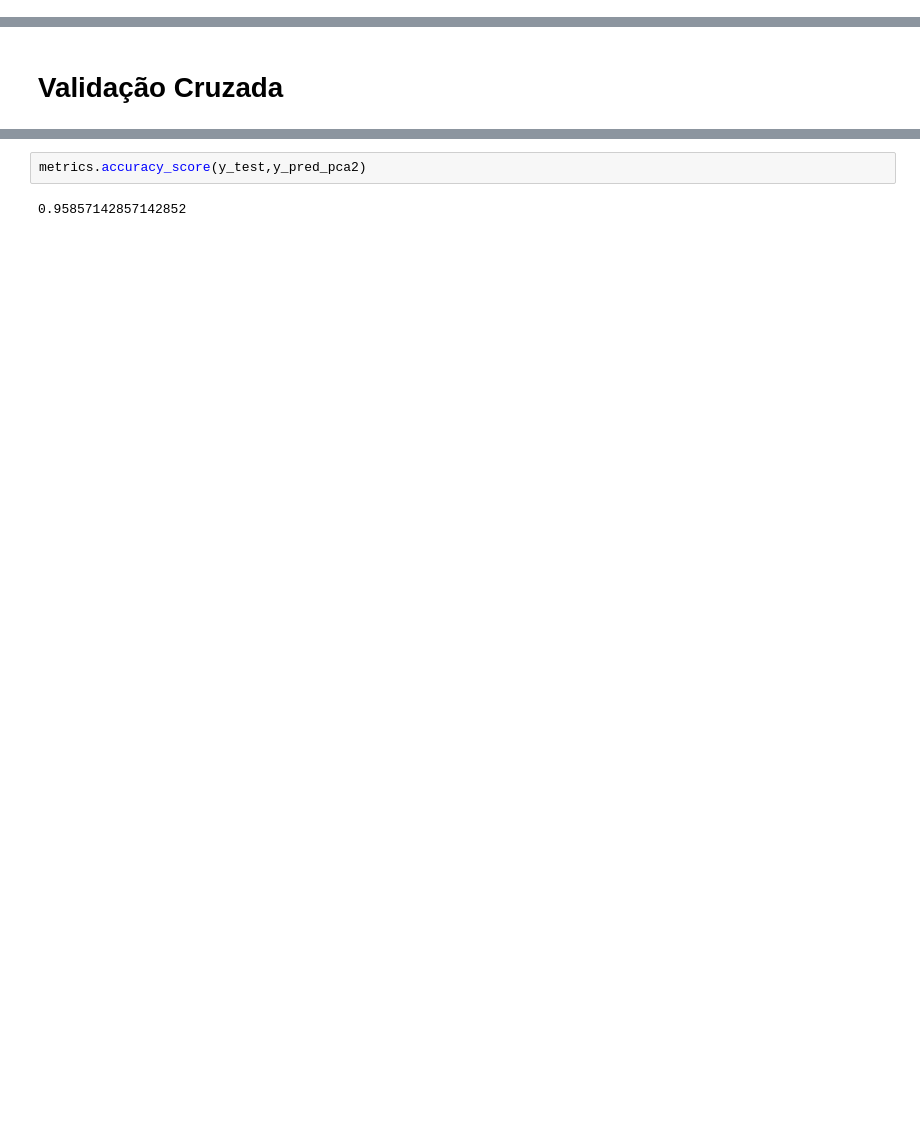
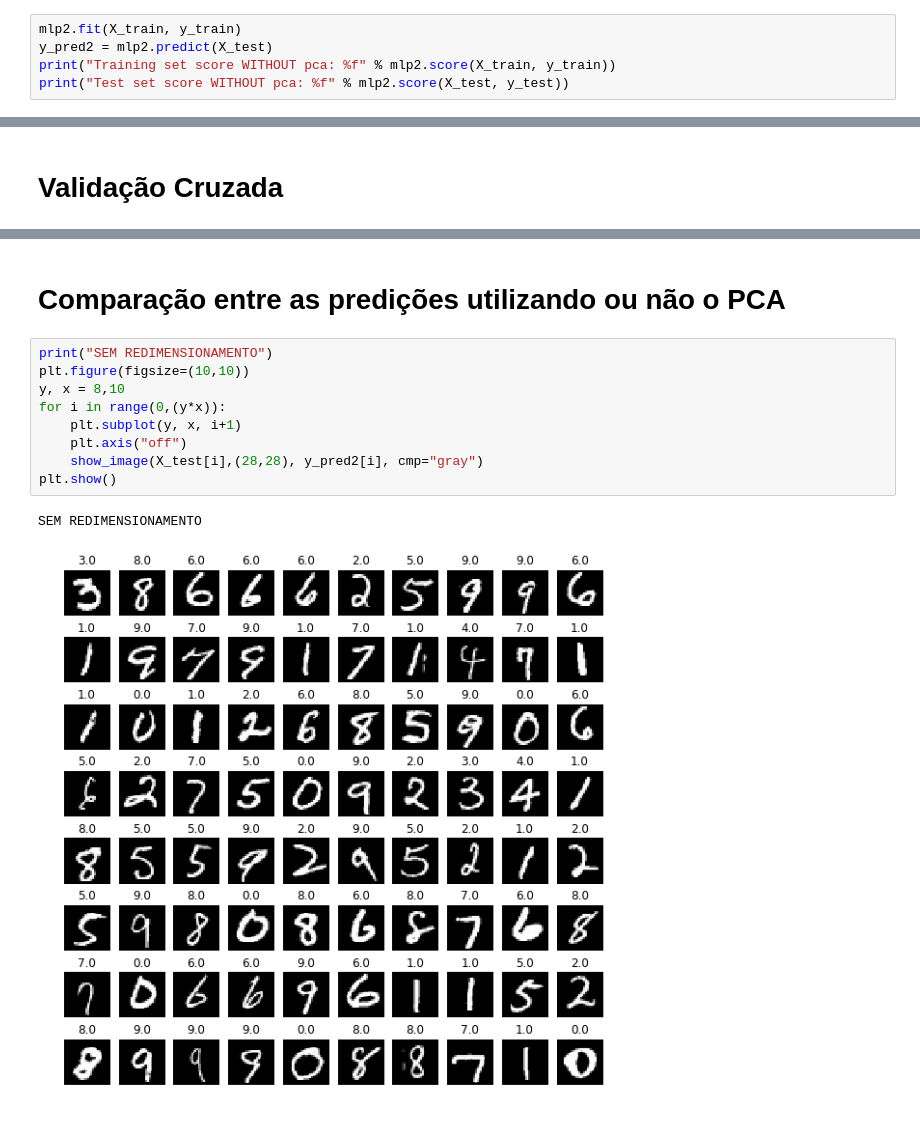
Before and after one commit to nlp-pucrs/ia-ec-2017-2-tp3, a Jupyter notebook: Diego_Gabrielle.ipynb, the cells around one changed output, grey strips where cells are left out. Drawn from its saved outputs; the diff is of its cells as text; blank space fills up the shorter version.

```diff
--- a/Diego_Gabrielle.ipynb
+++ b/Diego_Gabrielle.ipynb
@@ -246 +290,6 @@ mlp2 = MLPClassifier(hidden_layer_sizes=(89,), activation='relu', max_iter=1000,
                     learning_rate_init=.1)
+# %%
+mlp2.fit(X_train, y_train)
+y_pred2 = mlp2.predict(X_test)
+print("Training set score WITHOUT pca: %f" % mlp2.score(X_train, y_train))
+print("Test set score WITHOUT pca: %f" % mlp2.score(X_test, y_test))
@@ -285,4 +437,14 @@ Validação cruzada do treinamento com a utilização do PCA
-# %%
-metrics.accuracy_score(y_test,y_pred_pca2)
-# %% [output]
-0.95857142857142852
+# %% [markdown]
+# Comparação entre as predições utilizando ou não o PCA
+# %%
+print("SEM REDIMENSIONAMENTO")
+plt.figure(figsize=(10,10))
+y, x = 8,10
+for i in range(0,(y*x)):
+    plt.subplot(y, x, i+1)
+    plt.axis("off")
+    show_image(X_test[i],(28,28), y_pred2[i], cmp="gray")
+plt.show()
+# %% [output]
+SEM REDIMENSIONAMENTO
+[figure, added]
```
Also changed, not shown: parts of 31 cells of this notebook.
